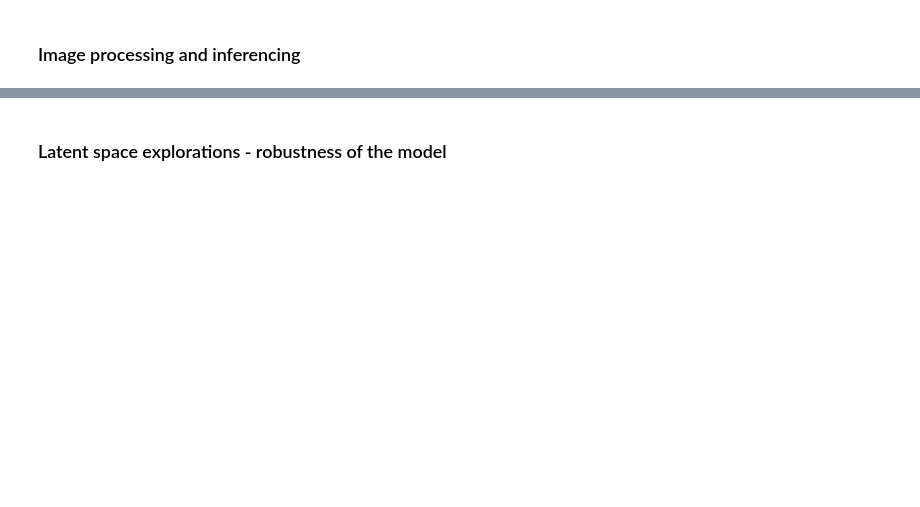
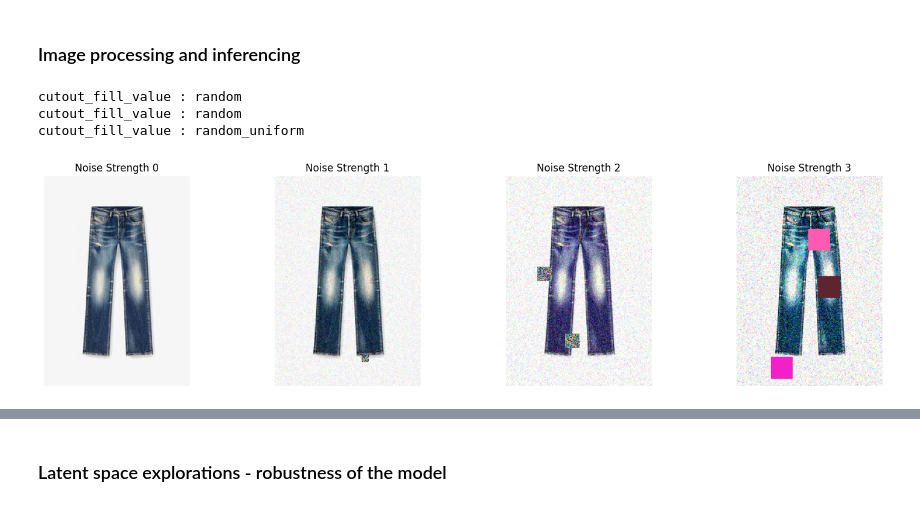
Before and after one commit to onuryuxcodes/PretrainedECommModelsEvaluation, a Jupyter notebook: trendyol-dino-playground.ipynb, the cells around one changed output, grey strips where cells are left out. Cells and saved outputs as stored; diff of their text form; code cells hidden in the pictures; blank space fills up the shorter version.

Commit message:
improve noise strength param, add color to cutout

```diff
--- a/trendyol-dino-playground.ipynb
+++ b/trendyol-dino-playground.ipynb
@@ -14,0 +64,36 @@ def transform_image(image):
+# %%
+import requests
+from io import BytesIO
+from PIL import Image
+import matplotlib.pyplot as plt
+
+def display_distorted_images(url):
+    """
+    Downloads an image from a URL, applies distortions with noise strengths 0..3,
+    and displays the results in a grid.
+    """
+    # Download image
+    response = requests.get(url)
+    response.raise_for_status()  # raise error if download fails
+    image = Image.open(BytesIO(response.content)).convert("RGB")
+
+    # Apply distort_image with strengths 0..3
+    results = [distort_image(image, noise_strength=i) for i in range(4)]
+
+    # Display results in grid
+    fig, axes = plt.subplots(1, 4, figsize=(16, 4))
+    for i, ax in enumerate(axes):
+        ax.imshow(results[i])
+        ax.set_title(f"Noise Strength {i}")
+        ax.axis("off")
+
+    plt.tight_layout()
+    plt.show()
+# %%
+test_url = "https://img01.ztat.net/article/spp-media-p1/0dff5c8b79394f748b0f5f59558d0d2e/7cbaa9bff2ab4ac98a7bea4070ac80b7.jpg?imwidth=156&filter=packshot"
+display_distorted_images(test_url)
+# %% [output]
+cutout_fill_value : random
+cutout_fill_value : random
+cutout_fill_value : random_uniform
+[figure, added]
```
Also changed, not shown: parts of 6 cells of this notebook.
